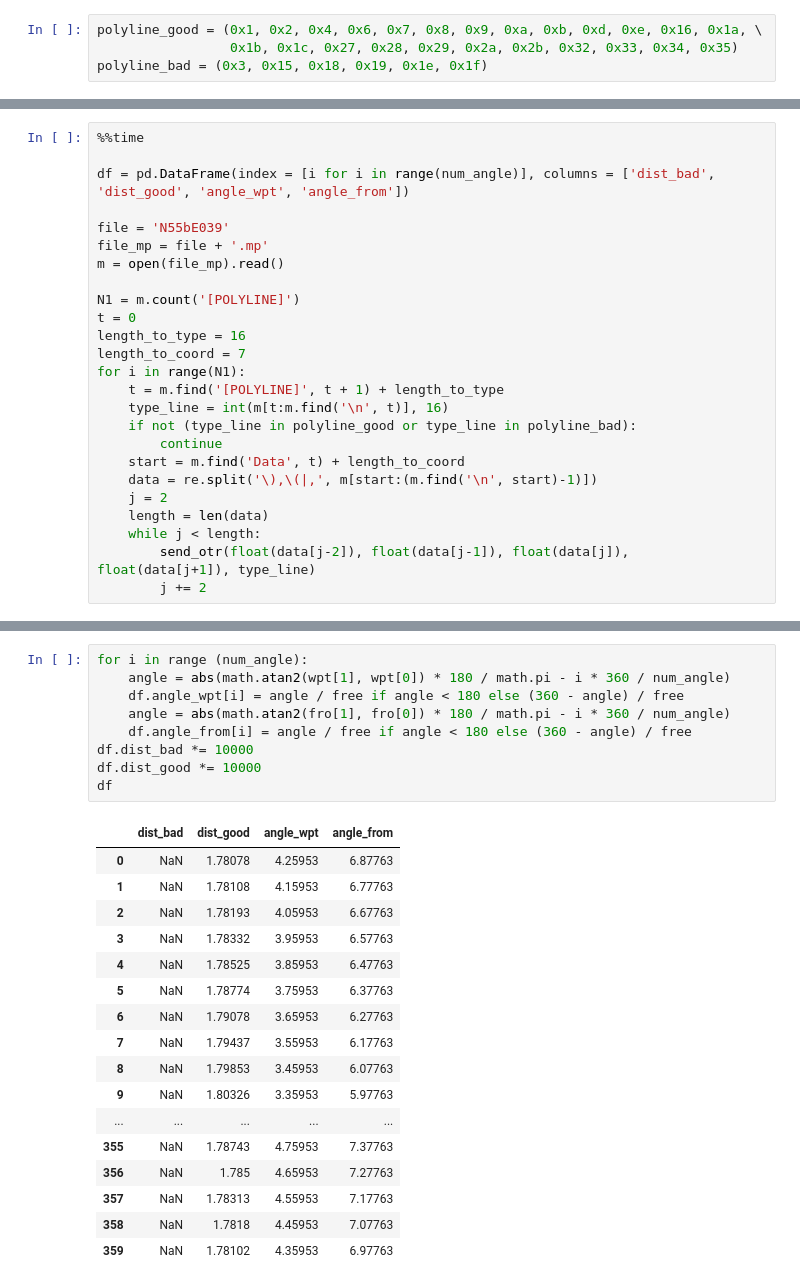
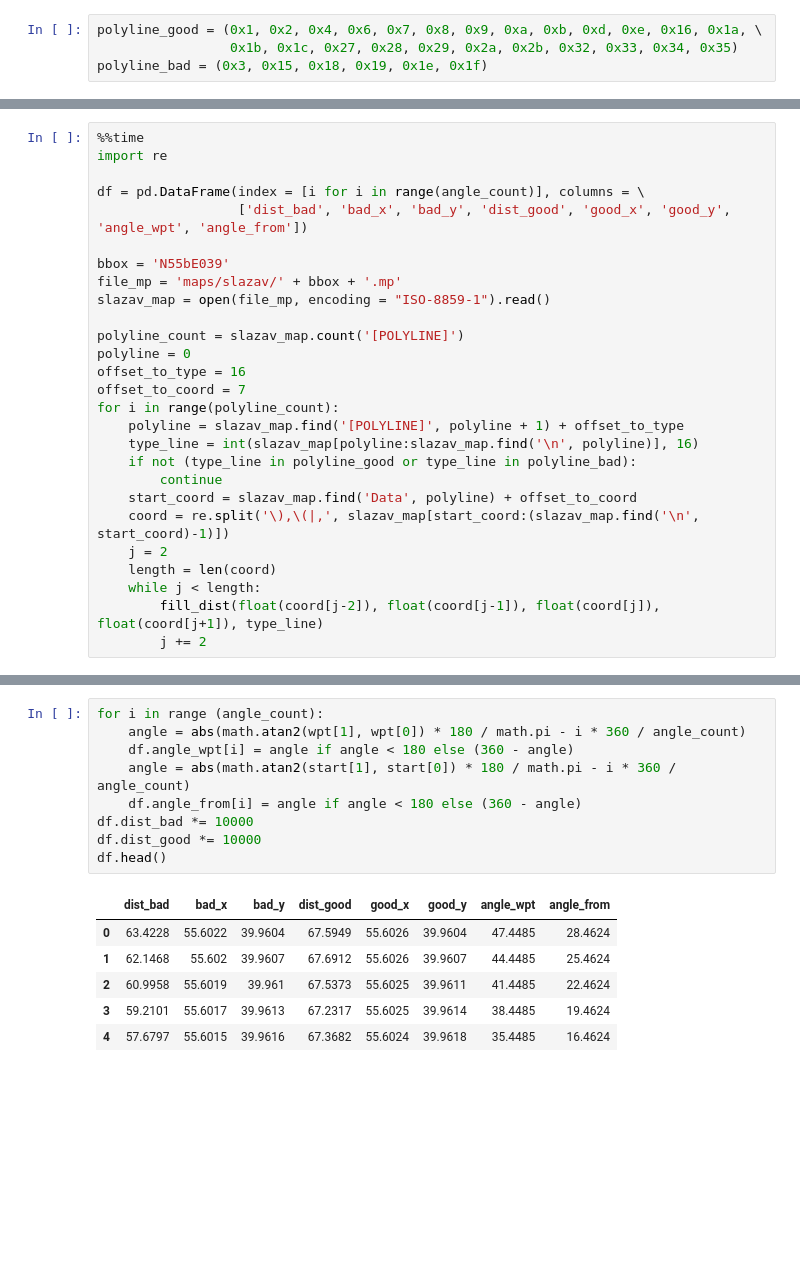
Before and after one commit to Denikozub/Offroad-routing-engine, a Jupyter notebook: thoughts.ipynb, the cells around one changed output, grey strips where cells are left out. Saved outputs shown, nothing was run; the diff lists cells and outputs as text; blank space fills up the shorter version.

```diff
--- a/thoughts.ipynb
+++ b/thoughts.ipynb
@@ -132,27 +145,29 @@ fro[1] = float("{0:.6f}".format(cur[1] - fro[1]))
 dist_to_wpt = rel_dist(wpt[0], wpt[1])
 # %%
 %%time
+import re
 
-df = pd.DataFrame(index = [i for i in range(num_angle)], columns = ['dist_bad', 'dist_good', 'angle_wpt', 'angle_from'])
+df = pd.DataFrame(index = [i for i in range(angle_count)], columns = \
+                  ['dist_bad', 'bad_x', 'bad_y', 'dist_good', 'good_x', 'good_y', 'angle_wpt', 'angle_from'])
 
-file = 'N55bE039'
-file_mp = file + '.mp'
-m = open(file_mp).read()
+bbox = 'N55bE039'
+file_mp = 'maps/slazav/' + bbox + '.mp'
+slazav_map = open(file_mp, encoding = "ISO-8859-1").read()
 
-N1 = m.count('[POLYLINE]')
-t = 0
-length_to_type = 16
-length_to_coord = 7
-for i in range(N1):
-    t = m.find('[POLYLINE]', t + 1) + length_to_type
-    type_line = int(m[t:m.find('\n', t)], 16)
+polyline_count = slazav_map.count('[POLYLINE]')
+polyline = 0
+offset_to_type = 16
+offset_to_coord = 7
+for i in range(polyline_count):
+    polyline = slazav_map.find('[POLYLINE]', polyline + 1) + offset_to_type
+    type_line = int(slazav_map[polyline:slazav_map.find('\n', polyline)], 16)
     if not (type_line in polyline_good or type_line in polyline_bad):
         continue
-    start = m.find('Data', t) + length_to_coord
-    data = re.split('\),\(|,', m[start:(m.find('\n', start)-1)])
+    start_coord = slazav_map.find('Data', polyline) + offset_to_coord
+    coord = re.split('\),\(|,', slazav_map[start_coord:(slazav_map.find('\n', start_coord)-1)])
     j = 2
-    length = len(data)
+    length = len(coord)
     while j < length:
-        send_otr(float(data[j-2]), float(data[j-1]), float(data[j]), float(data[j+1]), type_line)
+        fill_dist(float(coord[j-2]), float(coord[j-1]), float(coord[j]), float(coord[j+1]), type_line)
         j += 2
 # %% [output]
@@ -160,27 +176,16 @@ Wall time: 1.95 s
 # %%
-for i in range (num_angle):
-    angle = abs(math.atan2(wpt[1], wpt[0]) * 180 / math.pi - i * 360 / num_angle)
-    df.angle_wpt[i] = angle / free if angle < 180 else (360 - angle) / free
-    angle = abs(math.atan2(fro[1], fro[0]) * 180 / math.pi - i * 360 / num_angle)
-    df.angle_from[i] = angle / free if angle < 180 else (360 - angle) / free
+for i in range (angle_count):
+    angle = abs(math.atan2(wpt[1], wpt[0]) * 180 / math.pi - i * 360 / angle_count)
+    df.angle_wpt[i] = angle if angle < 180 else (360 - angle)
+    angle = abs(math.atan2(start[1], start[0]) * 180 / math.pi - i * 360 / angle_count)
+    df.angle_from[i] = angle if angle < 180 else (360 - angle)
 df.dist_bad *= 10000
 df.dist_good *= 10000
-df
+df.head()
 # %% [output]
-|  | dist_bad | dist_good | angle_wpt | angle_from |
-| 0 | NaN | 1.78078 | 4.25953 | 6.87763 |
-| 1 | NaN | 1.78108 | 4.15953 | 6.77763 |
-| 2 | NaN | 1.78193 | 4.05953 | 6.67763 |
-| 3 | NaN | 1.78332 | 3.95953 | 6.57763 |
-| 4 | NaN | 1.78525 | 3.85953 | 6.47763 |
-| 5 | NaN | 1.78774 | 3.75953 | 6.37763 |
-| 6 | NaN | 1.79078 | 3.65953 | 6.27763 |
-| 7 | NaN | 1.79437 | 3.55953 | 6.17763 |
-| 8 | NaN | 1.79853 | 3.45953 | 6.07763 |
-| 9 | NaN | 1.80326 | 3.35953 | 5.97763 |
-| ... | ... | ... | ... | ... |
-| 355 | NaN | 1.78743 | 4.75953 | 7.37763 |
-| 356 | NaN | 1.785 | 4.65953 | 7.27763 |
-| 357 | NaN | 1.78313 | 4.55953 | 7.17763 |
-| 358 | NaN | 1.7818 | 4.45953 | 7.07763 |
-| 359 | NaN | 1.78102 | 4.35953 | 6.97763 |
+|  | dist_bad | bad_x | bad_y | dist_good | good_x | good_y | angle_wpt | angle_from |
+| 0 | 63.4228 | 55.6022 | 39.9604 | 67.5949 | 55.6026 | 39.9604 | 47.4485 | 28.4624 |
+| 1 | 62.1468 | 55.602 | 39.9607 | 67.6912 | 55.6026 | 39.9607 | 44.4485 | 25.4624 |
+| 2 | 60.9958 | 55.6019 | 39.961 | 67.5373 | 55.6025 | 39.9611 | 41.4485 | 22.4624 |
+| 3 | 59.2101 | 55.6017 | 39.9613 | 67.2317 | 55.6025 | 39.9614 | 38.4485 | 19.4624 |
+| 4 | 57.6797 | 55.6015 | 39.9616 | 67.3682 | 55.6024 | 39.9618 | 35.4485 | 16.4624 |
```
Also changed, not shown: parts of 18 cells of this notebook, 54 other files.
